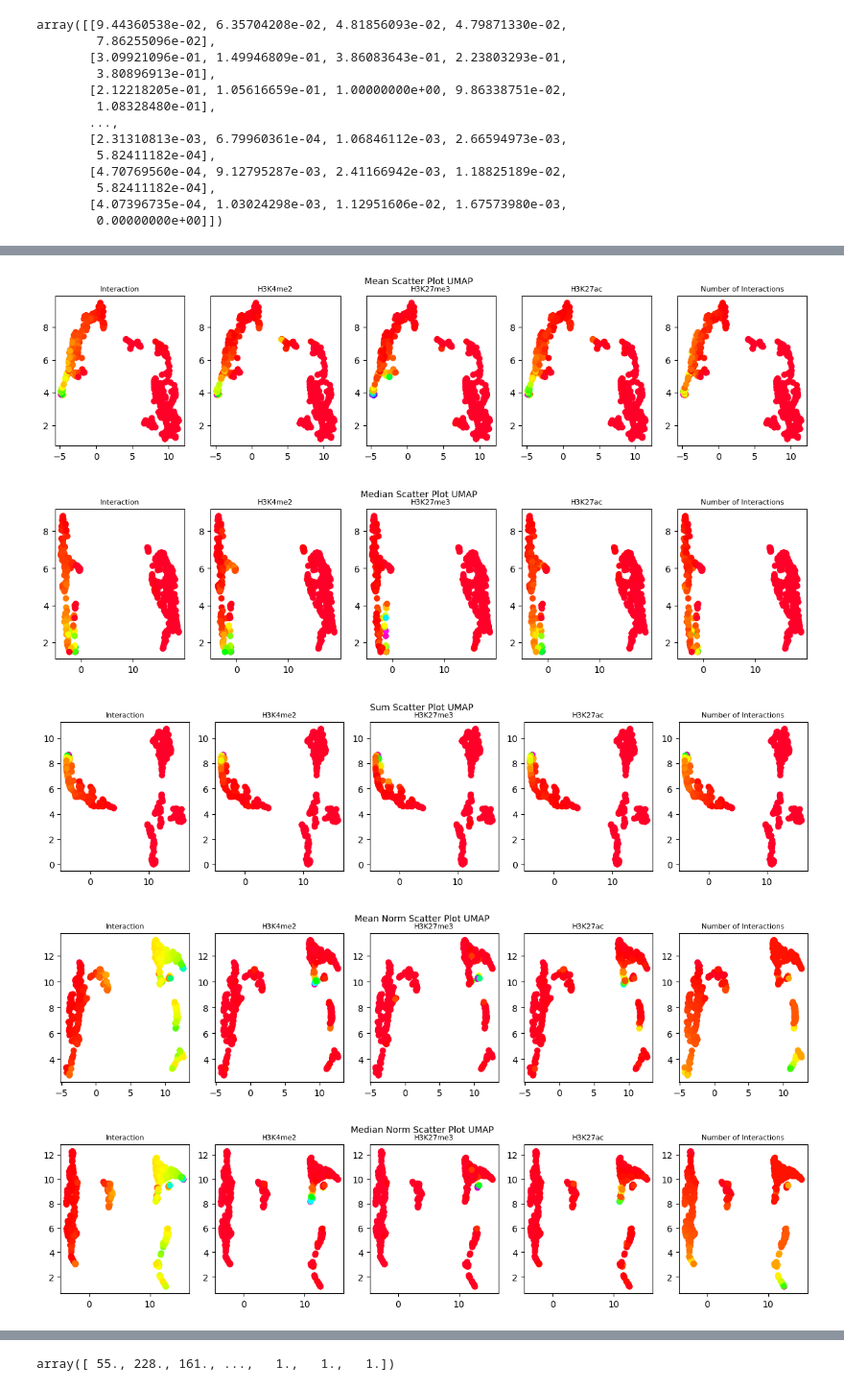
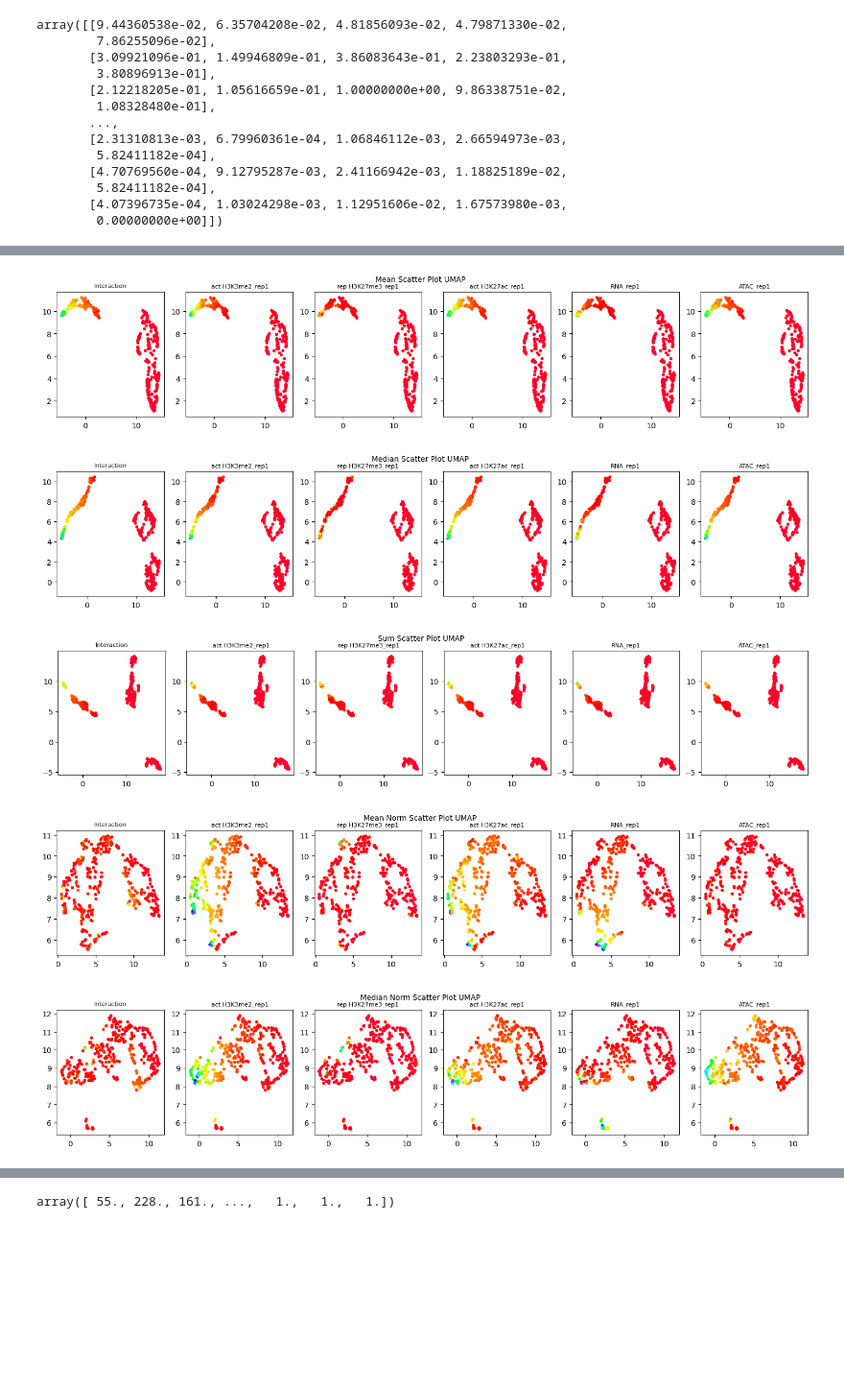
Before and after one commit to joachimwolff/Epigenetic-Graph-Analyzer, a Jupyter notebook: createInteractionsCoolerFormat.ipynb, the cells around one changed output, grey strips where cells are left out. Shown at 96% size. Drawn from its saved outputs; the diff is of its cells as text; code cells hidden in the pictures; blank space fills up the shorter version.

```diff
--- a/createInteractionsCoolerFormat.ipynb
+++ b/createInteractionsCoolerFormat.ipynb
@@ -410,29 +560,32 @@ embedding_mean_norm = reducer.fit_transform(community_matrix_mean_normalized)
 embedding_median_norm = reducer.fit_transform(community_matrix_median_normalized)
 embedding_sum_norm = reducer.fit_transform(community_matrix_sum_normalized)
 # %%
-list_of_titles = ["Interaction", "H3K4me2", "H3K27me3", "H3K27ac", "Number of Interactions"]
-list_of_colorings = [community_matrix_mean[:, 0], community_matrix_mean[:, 1], community_matrix_mean[:, 2], community_matrix_mean[:, 3], community_matrix_mean[:, 4]]
+title = "Scatter Plot UMAP"
+# list_of_titles = ["Interaction", " act H3K3me2_rep1", "act H3K3me2_rep2", "rep H3K27me3_rep1", "rep H3K27me3_rep2", "act H3K27ac_rep1", "act H3K27ac_rep2", "RNA_rep1", "RNA_rep2", "RNA_rep3", "ATAC_rep1", "ATAC_rep2", "ATAC_rep3", "Number of Interactions"]
+list_of_titles = ["Interaction", " act H3K3me2_rep1",  "rep H3K27me3_rep1", "act H3K27ac_rep1","RNA_rep1",  "ATAC_rep1"]
 
-plotEmbedding([embedding_mean[:, 0], embedding_mean[:, 1]], list_of_titles, list_of_colorings, "Mean Scatter Plot UMAP")
+list_of_colorings = community_matrix_median.T[[0,1,3,5,7,10]].tolist()
 
-list_of_colorings = [community_matrix_median[:, 0], community_matrix_median[:, 1], community_matrix_median[:, 2], community_matrix_median[:, 3], community_matrix_median[:, 4]]
-plotEmbedding([embedding_median[:, 0], embedding_median[:, 1]], list_of_titles, list_of_colorings, "Median Scatter Plot UMAP")
+plotEmbedding([embedding_mean[:, 0], embedding_mean[:, 1]], list_of_titles, list_of_colorings, "Mean " + title)
 
-list_of_colorings = [community_matrix_sum[:, 0], community_matrix_sum[:, 1], community_matrix_sum[:, 2], community_matrix_sum[:, 3], community_matrix_sum[:, 4]]
-plotEmbedding([embedding_sum[:, 0], embedding_sum[:, 1]], list_of_titles, list_of_colorings, "Sum Scatter Plot UMAP")
+list_of_colorings = community_matrix_median.T[[0,1,3,5,7,10]].tolist()
+plotEmbedding([embedding_median[:, 0], embedding_median[:, 1]], list_of_titles, list_of_colorings, "Median " + title)
 
-list_of_colorings = [community_matrix_mean_normalized[:, 0], community_matrix_mean_normalized[:, 1], community_matrix_mean_normalized[:, 2], community_matrix_mean_normalized[:, 3], community_matrix_mean_normalized[:, 4]]
+list_of_colorings = community_matrix_sum.T[[0,1,3,5,7,10]].tolist()
+plotEmbedding([embedding_sum[:, 0], embedding_sum[:, 1]], list_of_titles, list_of_colorings, "Sum " + title)
 
-plotEmbedding([embedding_mean_norm[:, 0], embedding_mean_norm[:, 1]], list_of_titles, list_of_colorings, "Mean Norm Scatter Plot UMAP")
+list_of_colorings = community_matrix_mean_normalized.T[[0,1,3,5,7,10]].tolist()
 
-list_of_colorings = [community_matrix_median_normalized[:, 0], community_matrix_median_normalized[:, 1], community_matrix_median_normalized[:, 2], community_matrix_median_normalized[:, 3], community_matrix_median_normalized[:, 4]]
-plotEmbedding([embedding_median_norm[:, 0], embedding_median_norm[:, 1]], list_of_titles, list_of_colorings, "Median Norm Scatter Plot UMAP")
+plotEmbedding([embedding_mean_norm[:, 0], embedding_mean_norm[:, 1]], list_of_titles, list_of_colorings, "Mean Norm " + title)
 
-list_of_colorings = [community_matrix_sum_normalized[:, 0], community_matrix_sum_normalized[:, 1], community_matrix_sum_normalized[:, 2], community_matrix_sum_normalized[:, 3], community_matrix_sum_normalized[:, 4]]
-plotEmbedding([embedding_sum_norm[:, 0], embedding_sum_norm[:, 1]], list_of_titles, list_of_colorings, "Sum Norm Scatter Plot UMAP")
+list_of_colorings = community_matrix_median_normalized.T[[0,1,3,5,7,10]].tolist()
+plotEmbedding([embedding_median_norm[:, 0], embedding_median_norm[:, 1]], list_of_titles, list_of_colorings, "Median Norm " + title)
+
+list_of_colorings = community_matrix_sum_normalized.T[[0,1,3,5,7,10]].tolist()
+plotEmbedding([embedding_sum_norm[:, 0], embedding_sum_norm[:, 1]], list_of_titles, list_of_colorings, "Sum Norm " + title)
 # %% [output]
-[figure, old version]
+[figure, new version]
-[figure, old version]
+[figure, new version]
-[figure, old version]
+[figure, new version]
-[figure, old version]
+[figure, new version]
-[figure, old version]
+[figure, new version]
```
Also changed, not shown: parts of 62 cells of this notebook.
